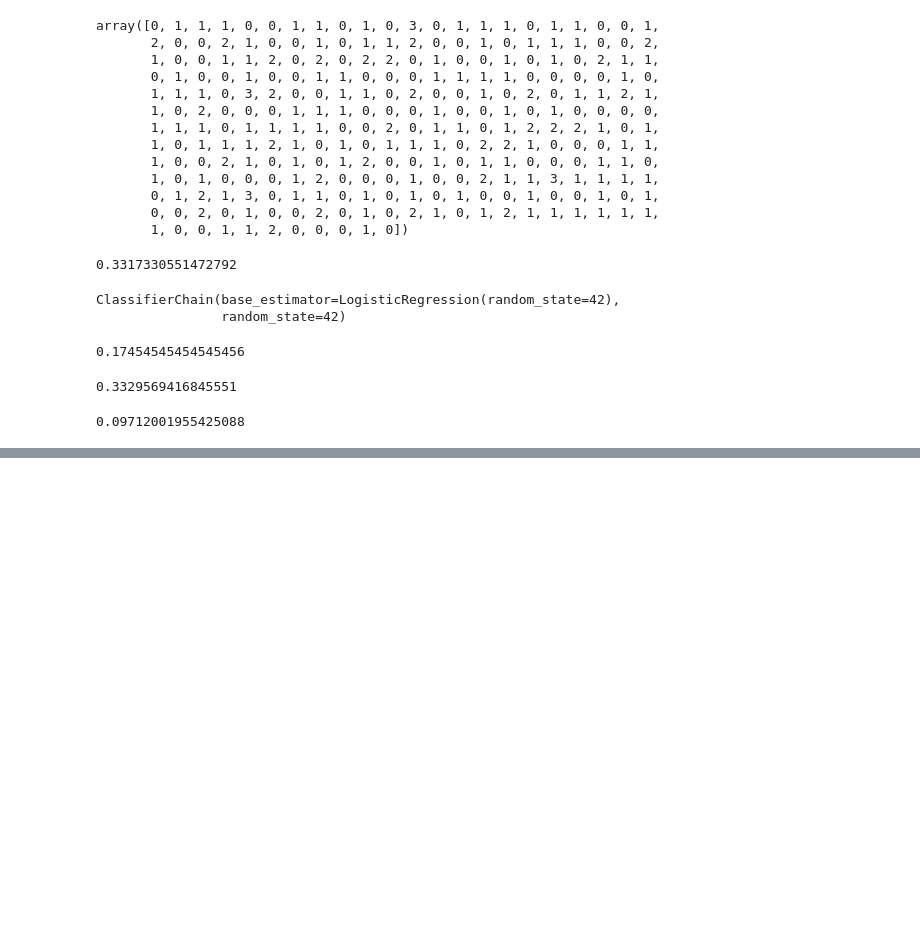
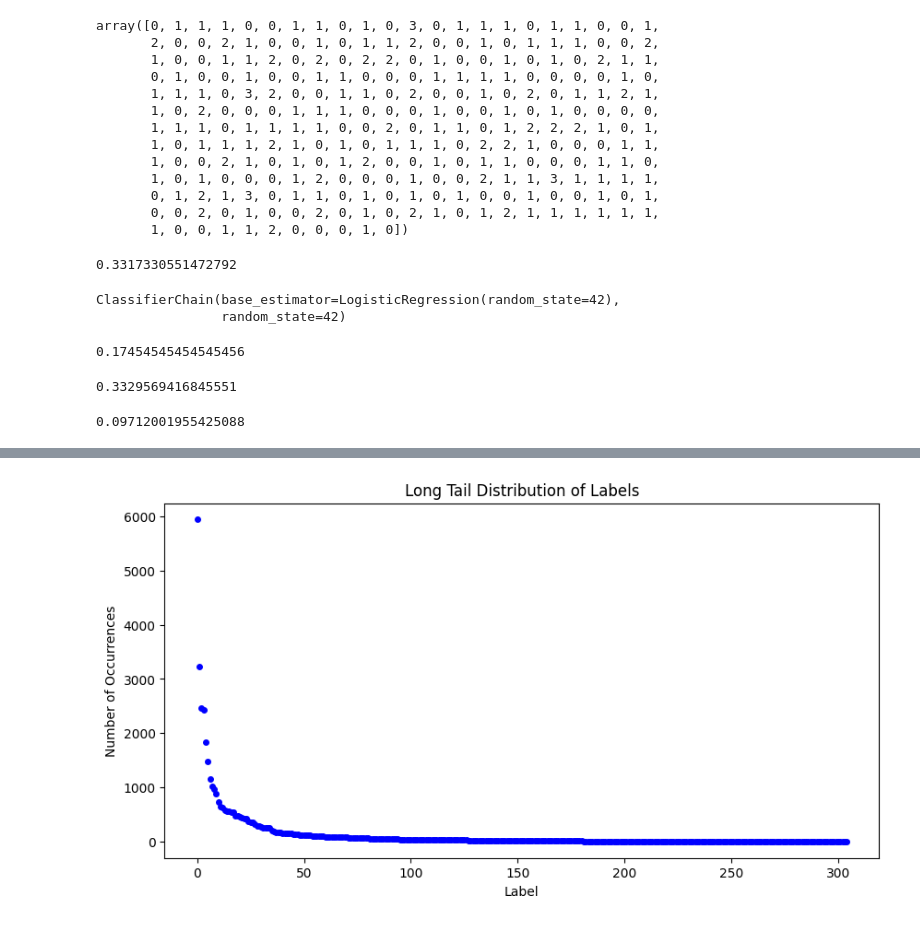
Before and after one commit to eengel7/comparison_NLP_classification_models, a Jupyter notebook: notebooks/baseline_model.ipynb, the cells around one changed output, grey strips where cells are left out. Drawn from its saved outputs; the diff is of its cells as text; code cells hidden in the pictures; blank space fills up the shorter version.

```diff
--- a/notebooks/baseline_model.ipynb
+++ b/notebooks/baseline_model.ipynb
@@ -197,0 +276,16 @@ metrics.f1_score(Y_test_encoded, rfc.predict(X_test), average= 'weighted')
+# %%
+# count the number of occurrences for each label
+labels_sum = labels_df.sum()
+labels_sum_sorted = labels_sum.sort_values(ascending=False)
+
+# plot the long tail distribution of the labels
+plt.figure(figsize=(10,5))
+plt.plot(labels_sum_sorted.values, 'bo', markersize=4)
+# plt.xscale('log')
+# plt.yscale('log')
+plt.xlabel('Label')
+plt.ylabel('Number of Occurrences')
+plt.title('Long Tail Distribution of Labels')
+plt.show()
+# %% [output]
+[figure, added]
```
Also changed, not shown: parts of 14 cells of this notebook, 7 other files.
